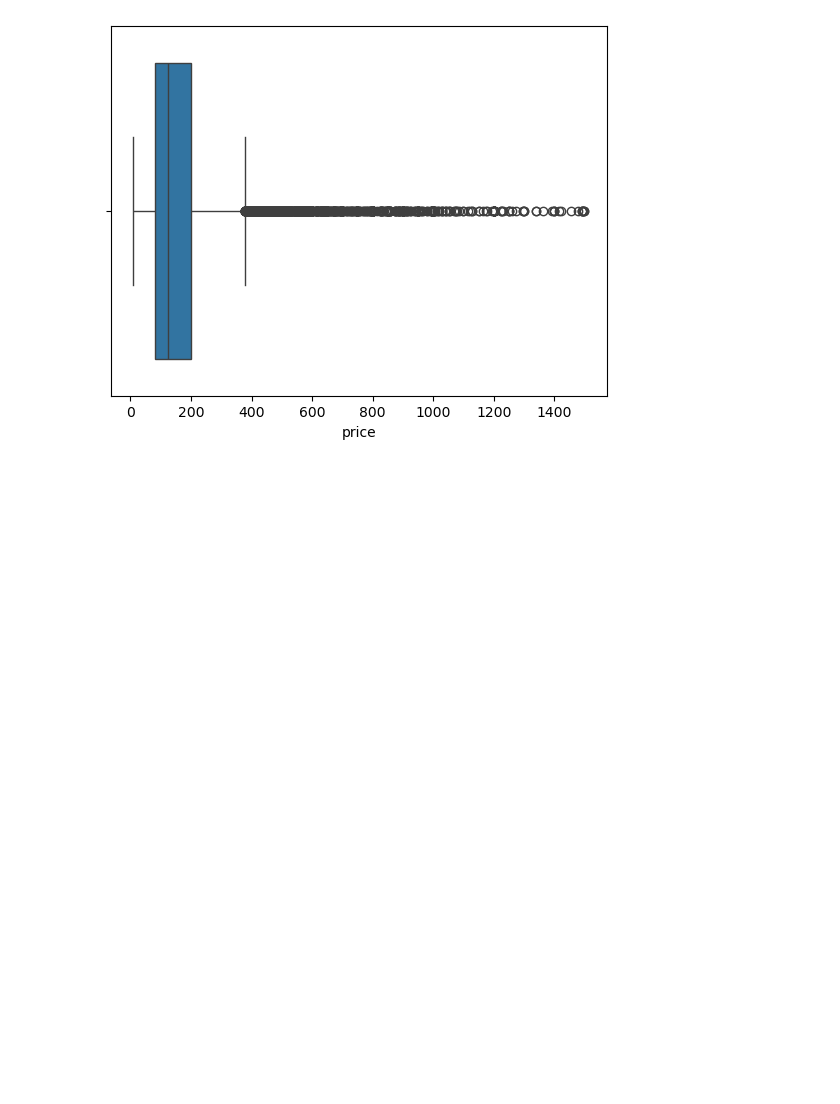
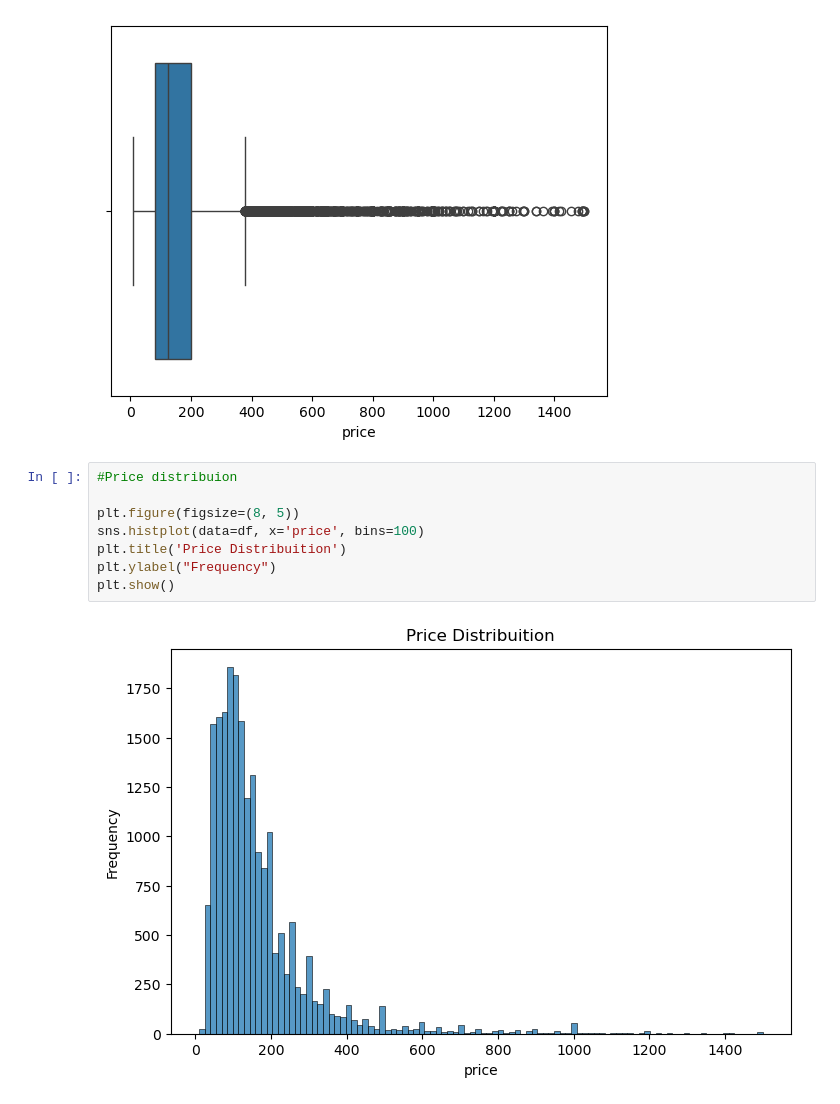
Before and after one commit to adelS2/Airbnb_Projekt, a Jupyter notebook: airbnb_analys.ipynb, the cells around one changed output. Saved outputs shown, nothing was run; the diff lists cells and outputs as text; blank space fills up the shorter version.

Commit message:
Price distribuion

```diff
--- a/airbnb_analys.ipynb
+++ b/airbnb_analys.ipynb
@@ -175,3 +175,13 @@ sns.boxplot(data=df, x='price')
 # %% [output]
 <Axes: xlabel='price'>
 [figure]
+# %%
+#Price distribuion
+
+plt.figure(figsize=(8, 5))
+sns.histplot(data=df, x='price', bins=100)
+plt.title('Price Distribuition')
+plt.ylabel("Frequency")
+plt.show()
+# %% [output]
+[figure, added]
```
